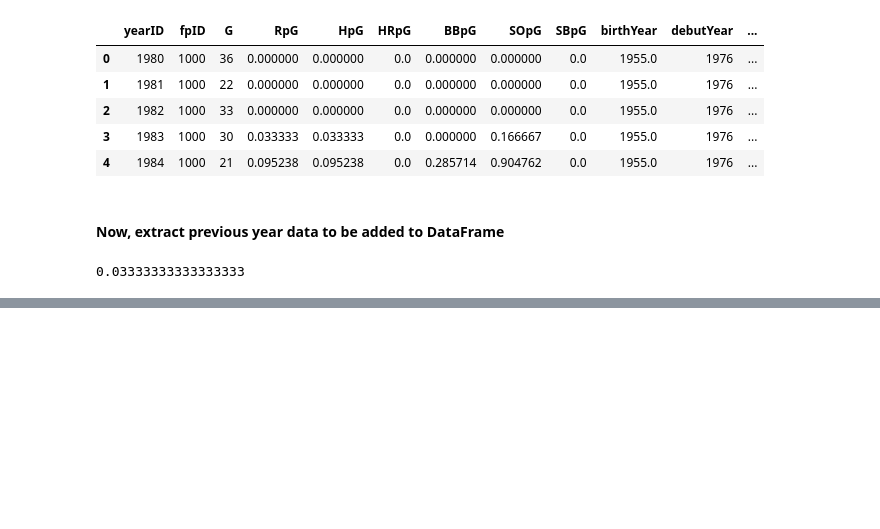
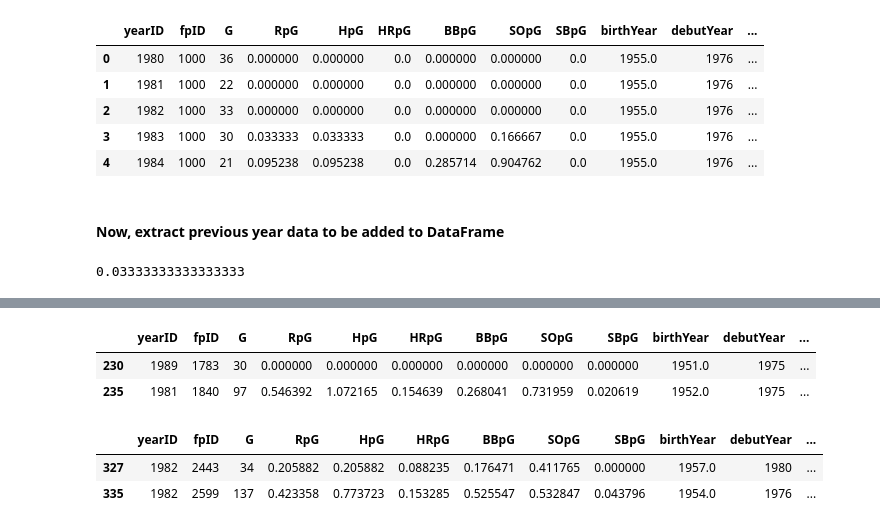
Before and after one commit to abasaltr/Baseball_Learning, a Jupyter notebook: baseball-v1/sandbox/nick/PlayerBattingML.ipynb, the cells around one changed output, grey strips where cells are left out. Drawn from its saved outputs; the diff is of its cells as text; code cells hidden in the pictures; blank space fills up the shorter version.

```diff
--- a/baseball-v1/sandbox/nick/PlayerBattingML.ipynb
+++ b/baseball-v1/sandbox/nick/PlayerBattingML.ipynb
@@ -351,0 +466,12 @@ See the caveats in the documentation: https://pandas.pydata.org/pandas-docs/stab
+# %%
+mergedBatting.iloc[[230,235]].head()
+# %% [output]
+|  | yearID | fpID | G | RpG | HpG | HRpG | BBpG | SOpG | SBpG | birthYear | debutYear | ... |
+| 230 | 1989 | 1783 | 30 | 0.000000 | 0.000000 | 0.000000 | 0.000000 | 0.000000 | 0.000000 | 1951.0 | 1975 | ... |
+| 235 | 1981 | 1840 | 97 | 0.546392 | 1.072165 | 0.154639 | 0.268041 | 0.731959 | 0.020619 | 1952.0 | 1975 | ... |
+# %%
+validHistoricRpG.iloc[[230, 235]].head()
+# %% [output]
+|  | yearID | fpID | G | RpG | HpG | HRpG | BBpG | SOpG | SBpG | birthYear | debutYear | ... |
+| 327 | 1982 | 2443 | 34 | 0.205882 | 0.205882 | 0.088235 | 0.176471 | 0.411765 | 0.000000 | 1957.0 | 1980 | ... |
+| 335 | 1982 | 2599 | 137 | 0.423358 | 0.773723 | 0.153285 | 0.525547 | 0.532847 | 0.043796 | 1954.0 | 1976 | ... |
```
Also changed, not shown: parts of 4 cells of this notebook, 1 other file.
